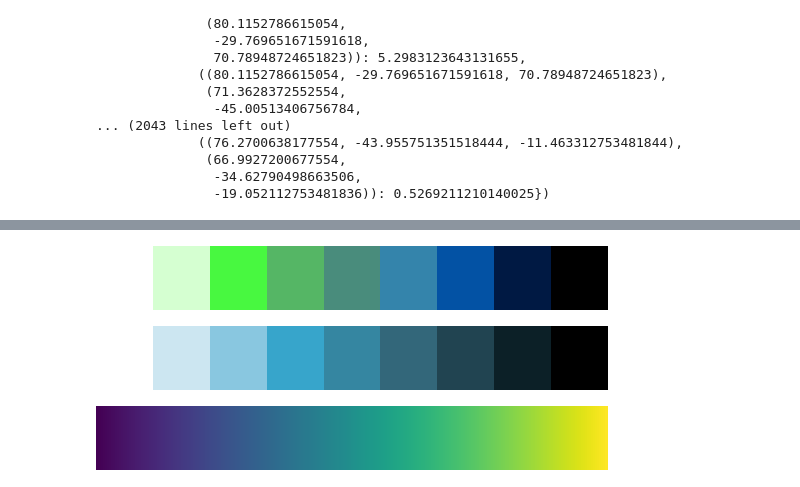
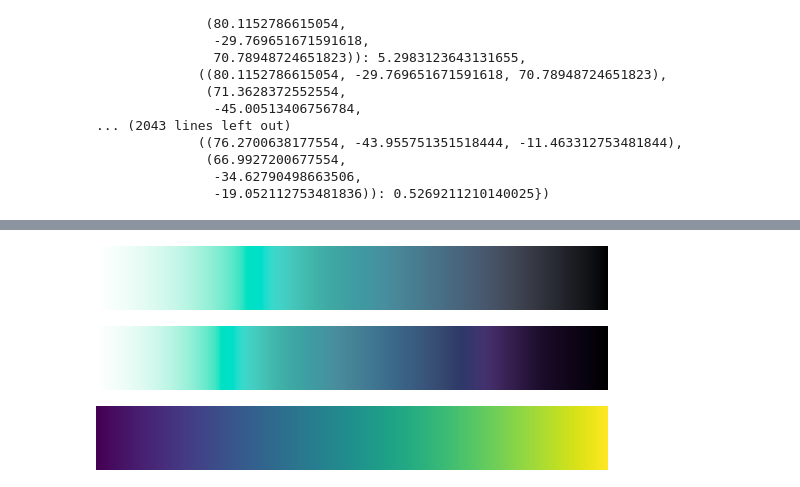
Before and after one commit to matthhong/cieran, a Jupyter notebook: test.ipynb, the cells around one changed output, grey strips where cells are left out. Cells and saved outputs as stored; diff of their text form; code cells hidden in the pictures.

```diff
--- a/test.ipynb
+++ b/test.ipynb
@@ -204,11 +208,11 @@ draw_chart(trajectory.ramp)
 # %%
-trajectory.ramp.resampled(9)
+trajectory.ramp
 # %% [output]
-[figure, old version]
+[figure, new version]
 # %%
-traj.ramp.resampled(9)
+traj.ramp
 # %% [output]
-[figure, old version]
+[figure, new version]
 # %%
 viridis
 # %% [output]
```
Also changed, not shown: parts of 9 cells of this notebook, 1 other file.
